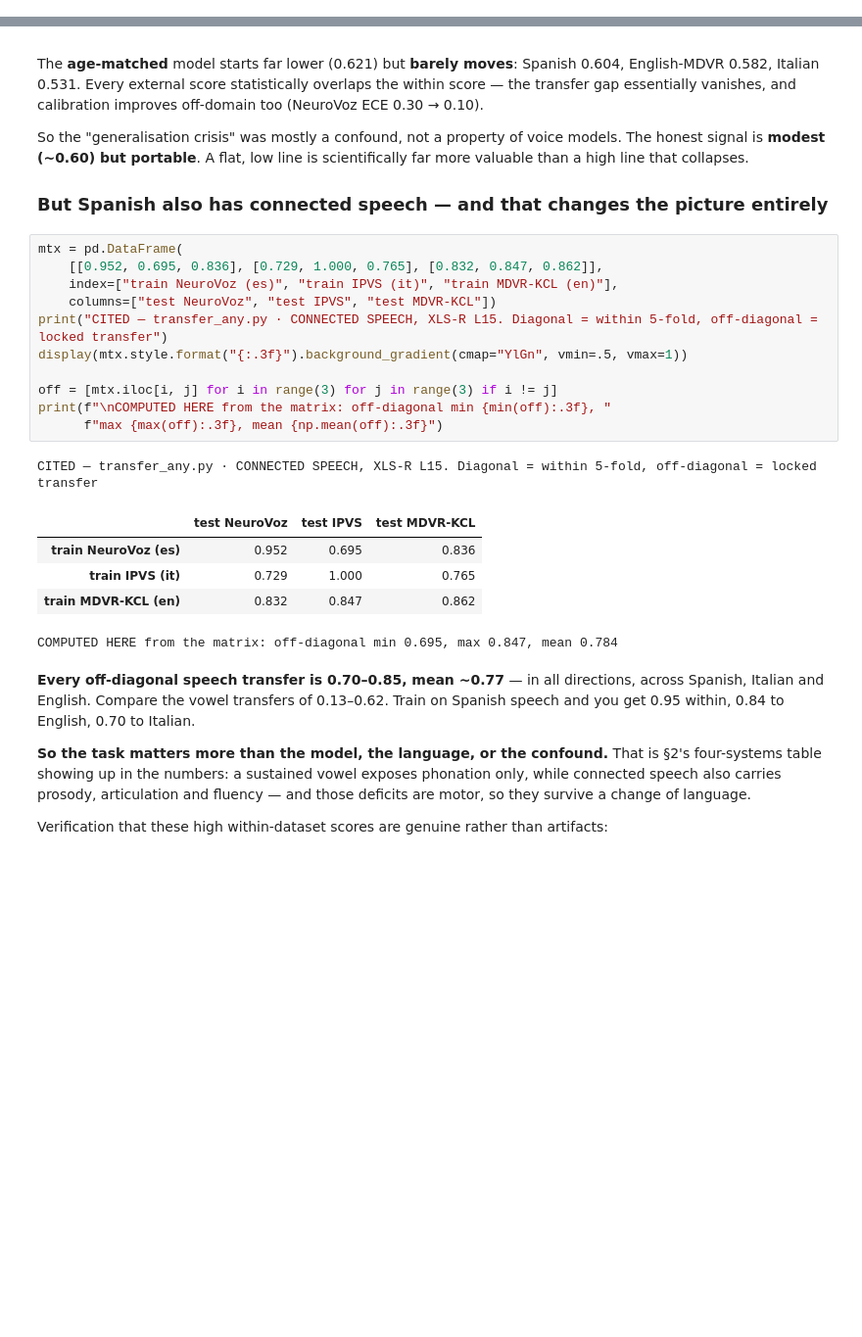
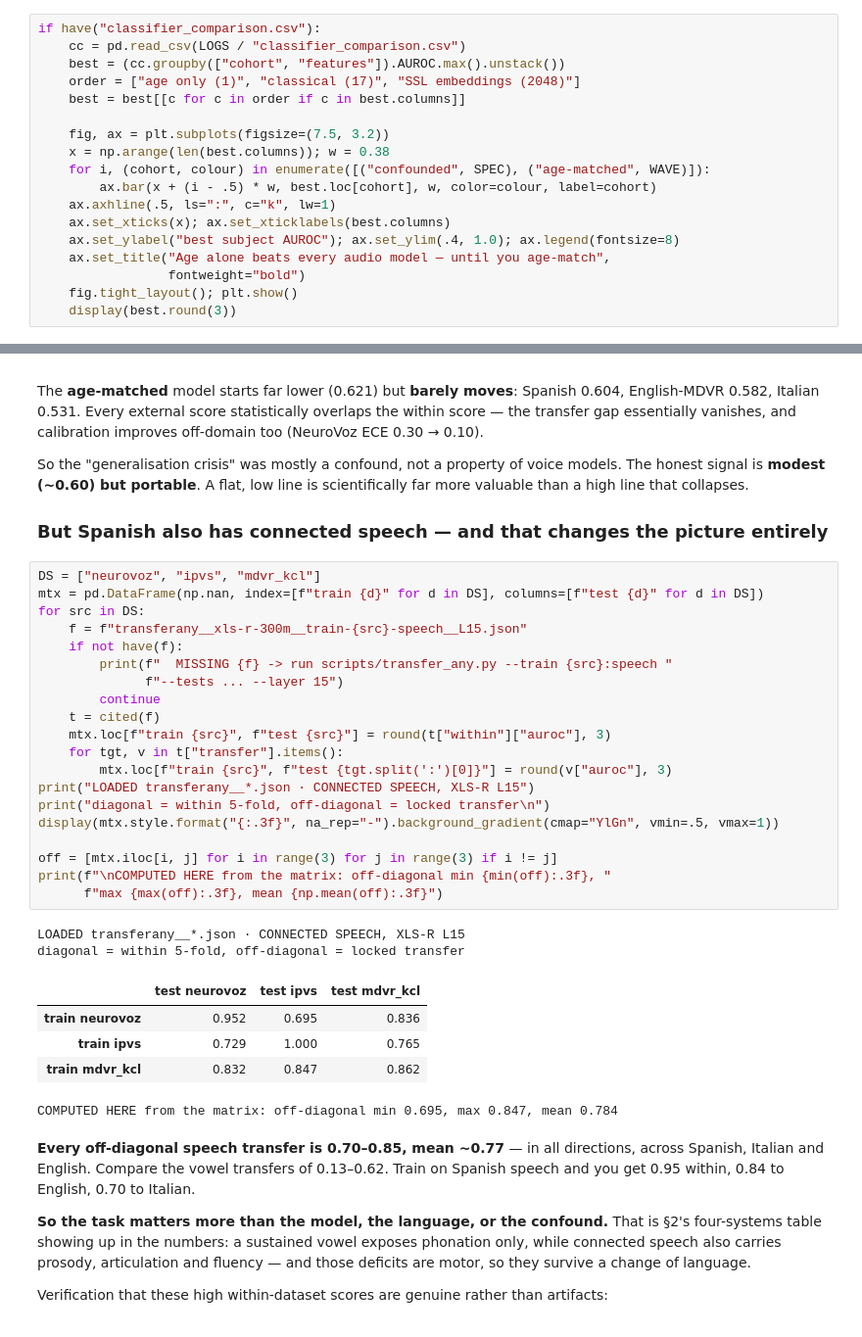
Before and after one commit to uaday/crosslingual-pd-voice, a Jupyter notebook: notebooks/50_data_and_results.ipynb, the cells around one changed output, grey strips where cells are left out. Shown at 98% size. Drawn from its saved outputs; the diff is of its cells as text; blank space fills up the shorter version.

```diff
--- a/notebooks/50_data_and_results.ipynb
+++ b/notebooks/50_data_and_results.ipynb
@@ -849,0 +976,18 @@ controlled for it, performance is modest but genuinely generalisable.*
+# %%
+if have("classifier_comparison.csv"):
+    cc = pd.read_csv(LOGS / "classifier_comparison.csv")
+    best = (cc.groupby(["cohort", "features"]).AUROC.max().unstack())
+    order = ["age only (1)", "classical (17)", "SSL embeddings (2048)"]
+    best = best[[c for c in order if c in best.columns]]
+
+    fig, ax = plt.subplots(figsize=(7.5, 3.2))
+    x = np.arange(len(best.columns)); w = 0.38
+    for i, (cohort, colour) in enumerate([("confounded", SPEC), ("age-matched", WAVE)]):
+        ax.bar(x + (i - .5) * w, best.loc[cohort], w, color=colour, label=cohort)
+    ax.axhline(.5, ls=":", c="k", lw=1)
+    ax.set_xticks(x); ax.set_xticklabels(best.columns)
+    ax.set_ylabel("best subject AUROC"); ax.set_ylim(.4, 1.0); ax.legend(fontsize=8)
+    ax.set_title("Age alone beats every audio model — until you age-match",
+                 fontweight="bold")
+    fig.tight_layout(); plt.show()
+    display(best.round(3))
@@ -1145,22 +1375,32 @@ valuable than a high line that collapses.
 
 ### But Spanish also has connected speech — and that changes the picture entirely
 # %%
-mtx = pd.DataFrame(
-    [[0.952, 0.695, 0.836], [0.729, 1.000, 0.765], [0.832, 0.847, 0.862]],
-    index=["train NeuroVoz (es)", "train IPVS (it)", "train MDVR-KCL (en)"],
-    columns=["test NeuroVoz", "test IPVS", "test MDVR-KCL"])
-print("CITED — transfer_any.py · CONNECTED SPEECH, XLS-R L15. Diagonal = within 5-fold, off-diagonal = locked transfer")
-display(mtx.style.format("{:.3f}").background_gradient(cmap="YlGn", vmin=.5, vmax=1))
+DS = ["neurovoz", "ipvs", "mdvr_kcl"]
+mtx = pd.DataFrame(np.nan, index=[f"train {d}" for d in DS], columns=[f"test {d}" for d in DS])
+for src in DS:
+    f = f"transferany__xls-r-300m__train-{src}-speech__L15.json"
+    if not have(f):
+        print(f"  MISSING {f} -> run scripts/transfer_any.py --train {src}:speech "
+              f"--tests ... --layer 15")
+        continue
+    t = cited(f)
+    mtx.loc[f"train {src}", f"test {src}"] = round(t["within"]["auroc"], 3)
+    for tgt, v in t["transfer"].items():
+        mtx.loc[f"train {src}", f"test {tgt.split(':')[0]}"] = round(v["auroc"], 3)
+print("LOADED transferany__*.json · CONNECTED SPEECH, XLS-R L15")
+print("diagonal = within 5-fold, off-diagonal = locked transfer\n")
+display(mtx.style.format("{:.3f}", na_rep="-").background_gradient(cmap="YlGn", vmin=.5, vmax=1))
 
 off = [mtx.iloc[i, j] for i in range(3) for j in range(3) if i != j]
 print(f"\nCOMPUTED HERE from the matrix: off-diagonal min {min(off):.3f}, "
       f"max {max(off):.3f}, mean {np.mean(off):.3f}")
 # %% [output]
-CITED — transfer_any.py · CONNECTED SPEECH, XLS-R L15. Diagonal = within 5-fold, off-diagonal = locked transfer
+LOADED transferany__*.json · CONNECTED SPEECH, XLS-R L15
+diagonal = within 5-fold, off-diagonal = locked transfer
-|  | test NeuroVoz | test IPVS | test MDVR-KCL |
-| train NeuroVoz (es) | 0.952 | 0.695 | 0.836 |
-| train IPVS (it) | 0.729 | 1.000 | 0.765 |
-| train MDVR-KCL (en) | 0.832 | 0.847 | 0.862 |
+|  | test neurovoz | test ipvs | test mdvr_kcl |
+| train neurovoz | 0.952 | 0.695 | 0.836 |
+| train ipvs | 0.729 | 1.000 | 0.765 |
+| train mdvr_kcl | 0.832 | 0.847 | 0.862 |
 COMPUTED HERE from the matrix: off-diagonal min 0.695, max 0.847, mean 0.784
 # %% [markdown]
 **Every off-diagonal speech transfer is 0.70–0.85, mean ~0.77** — in all directions, across
```
Also changed, not shown: parts of 21 cells of this notebook, 1 other file.
